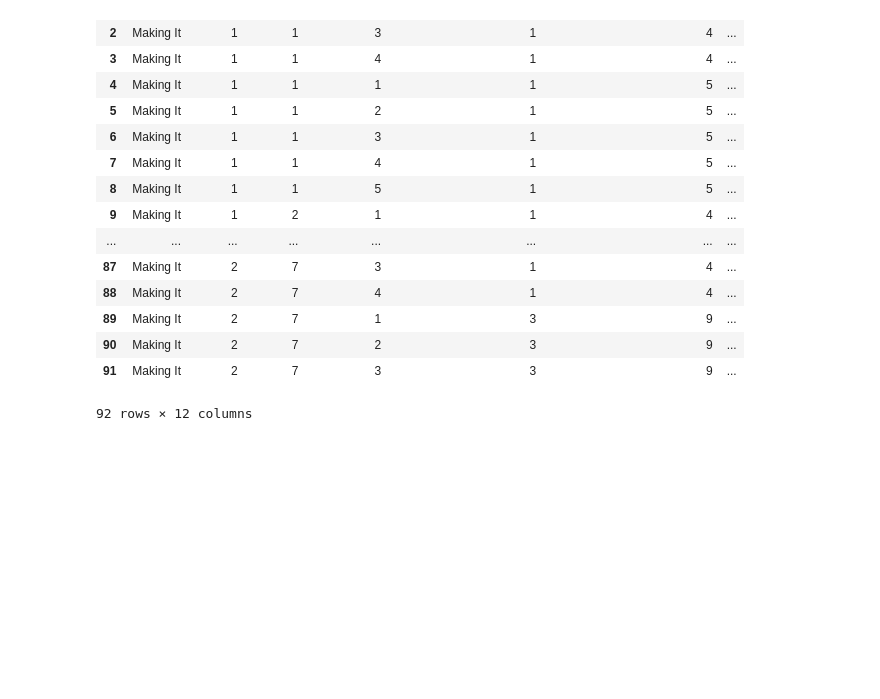
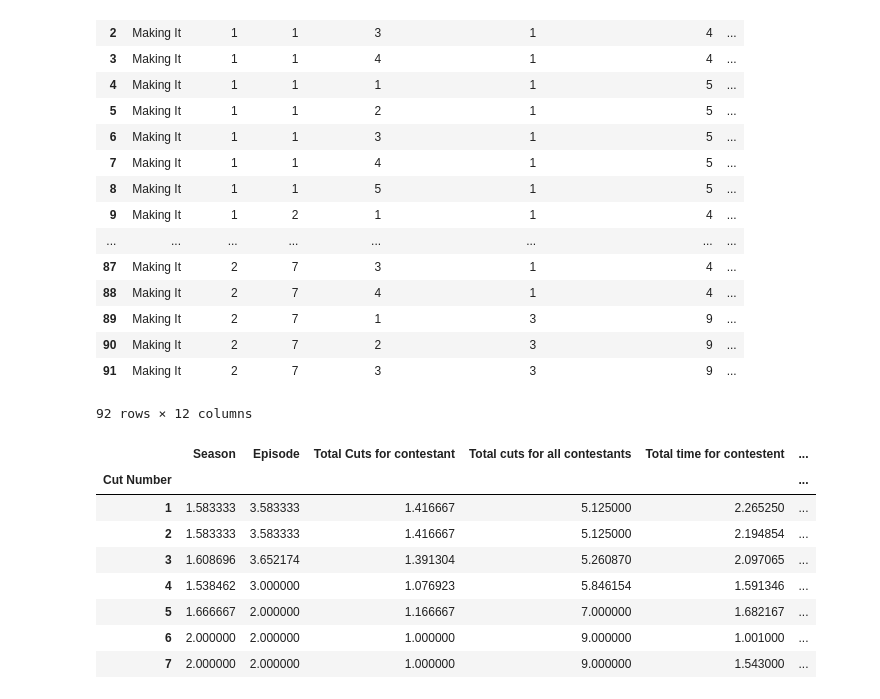
Before and after one commit to campbead/RealityTV, a Jupyter notebook: dataprocessing.ipynb, the cells around one changed output. Saved outputs shown, nothing was run; the diff lists cells and outputs as text; code cells hidden in the pictures; blank space fills up the shorter version.

```diff
--- a/dataprocessing.ipynb
+++ b/dataprocessing.ipynb
@@ -23,3 +23,15 @@ df
 | 90 | Making It | 2 | 7 | 2 | 3 | 9 | ... |
 | 91 | Making It | 2 | 7 | 3 | 3 | 9 | ... |
 92 rows × 12 columns
+# %%
+df.groupby(['Cut Number']).mean()
+# %% [output]
+|  | Season | Episode | Total Cuts for contestant | Total cuts for all contestants | Total time for contestent | ... |
+| Cut Number |  |  |  |  |  | ... |
+| 1 | 1.583333 | 3.583333 | 1.416667 | 5.125000 | 2.265250 | ... |
+| 2 | 1.583333 | 3.583333 | 1.416667 | 5.125000 | 2.194854 | ... |
+| 3 | 1.608696 | 3.652174 | 1.391304 | 5.260870 | 2.097065 | ... |
+| 4 | 1.538462 | 3.000000 | 1.076923 | 5.846154 | 1.591346 | ... |
+| 5 | 1.666667 | 2.000000 | 1.166667 | 7.000000 | 1.682167 | ... |
+| 6 | 2.000000 | 2.000000 | 1.000000 | 9.000000 | 1.001000 | ... |
+| 7 | 2.000000 | 2.000000 | 1.000000 | 9.000000 | 1.543000 | ... |
```
Also changed, not shown: parts of 1 cell of this notebook.
